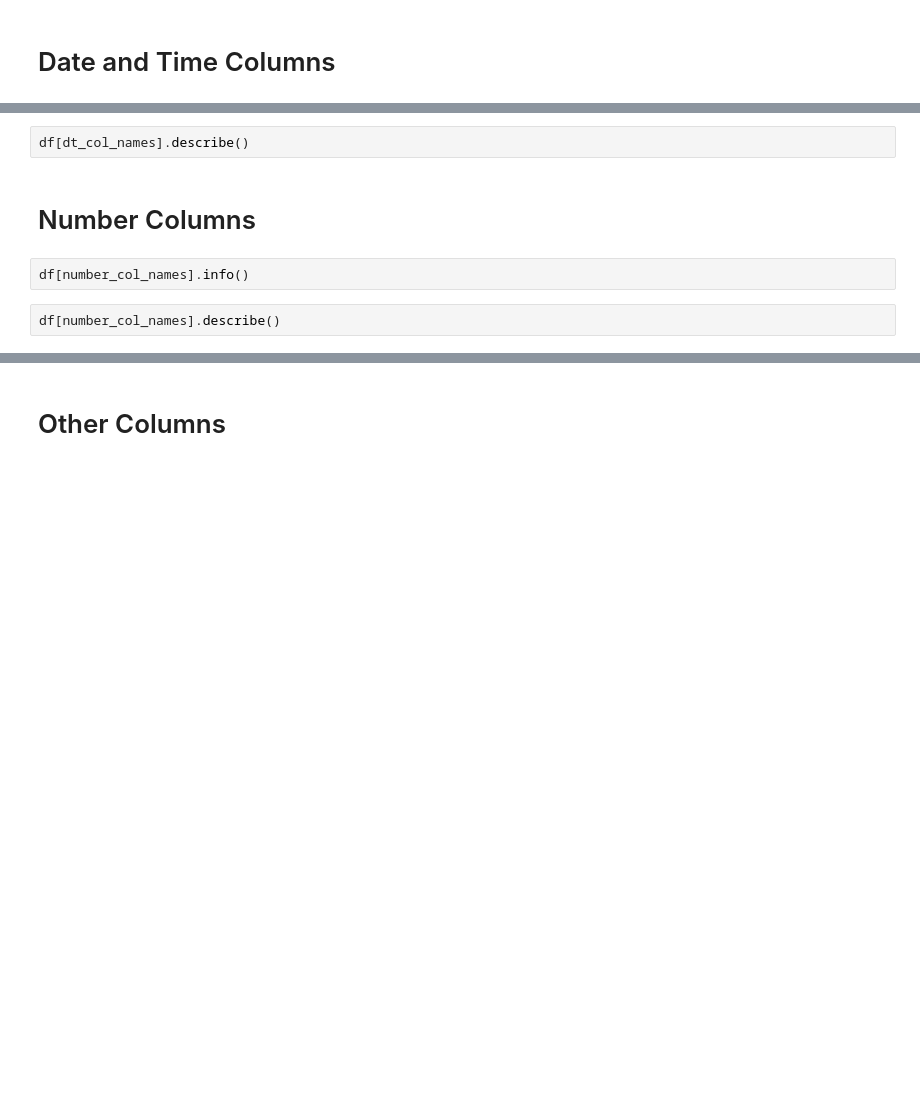
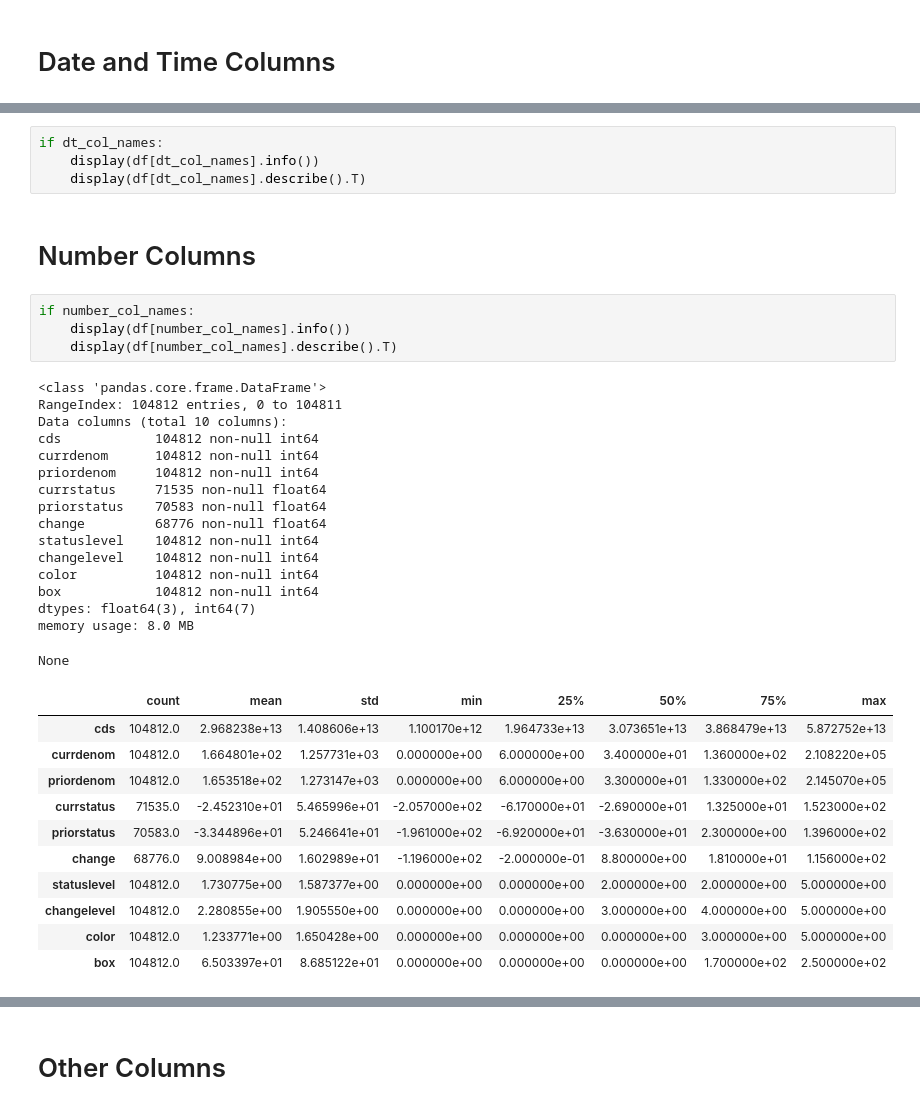
Before and after one commit to Metatab/notebook-templates, a Jupyter notebook: eda.ipynb, the cells around one changed output, grey strips where cells are left out. Drawn from its saved outputs; the diff is of its cells as text; blank space fills up the shorter version.

```diff
--- a/eda.ipynb
+++ b/eda.ipynb
@@ -81,11 +95,41 @@ df[dt_col_names].info()
-# %%
-df[dt_col_names].describe()
+# %%
+if dt_col_names:
+    display(df[dt_col_names].info())
+    display(df[dt_col_names].describe().T)
 # %% [markdown]
 # Number Columns
-# %%
-df[number_col_names].info()
-# %%
-df[number_col_names].describe()
+# %%
+if number_col_names:
+    display(df[number_col_names].info())
+    display(df[number_col_names].describe().T)
+# %% [output]
+<class 'pandas.core.frame.DataFrame'>
+RangeIndex: 104812 entries, 0 to 104811
+Data columns (total 10 columns):
+cds            104812 non-null int64
+currdenom      104812 non-null int64
+priordenom     104812 non-null int64
+currstatus     71535 non-null float64
+priorstatus    70583 non-null float64
+change         68776 non-null float64
+statuslevel    104812 non-null int64
+changelevel    104812 non-null int64
+color          104812 non-null int64
+box            104812 non-null int64
+dtypes: float64(3), int64(7)
+memory usage: 8.0 MB
+None
+|  | count | mean | std | min | 25% | 50% | 75% | max |
+| cds | 104812.0 | 2.968238e+13 | 1.408606e+13 | 1.100170e+12 | 1.964733e+13 | 3.073651e+13 | 3.868479e+13 | 5.872752e+13 |
+| currdenom | 104812.0 | 1.664801e+02 | 1.257731e+03 | 0.000000e+00 | 6.000000e+00 | 3.400000e+01 | 1.360000e+02 | 2.108220e+05 |
+| priordenom | 104812.0 | 1.653518e+02 | 1.273147e+03 | 0.000000e+00 | 6.000000e+00 | 3.300000e+01 | 1.330000e+02 | 2.145070e+05 |
+| currstatus | 71535.0 | -2.452310e+01 | 5.465996e+01 | -2.057000e+02 | -6.170000e+01 | -2.690000e+01 | 1.325000e+01 | 1.523000e+02 |
+| priorstatus | 70583.0 | -3.344896e+01 | 5.246641e+01 | -1.961000e+02 | -6.920000e+01 | -3.630000e+01 | 2.300000e+00 | 1.396000e+02 |
+| change | 68776.0 | 9.008984e+00 | 1.602989e+01 | -1.196000e+02 | -2.000000e-01 | 8.800000e+00 | 1.810000e+01 | 1.156000e+02 |
+| statuslevel | 104812.0 | 1.730775e+00 | 1.587377e+00 | 0.000000e+00 | 0.000000e+00 | 2.000000e+00 | 2.000000e+00 | 5.000000e+00 |
+| changelevel | 104812.0 | 2.280855e+00 | 1.905550e+00 | 0.000000e+00 | 0.000000e+00 | 3.000000e+00 | 4.000000e+00 | 5.000000e+00 |
+| color | 104812.0 | 1.233771e+00 | 1.650428e+00 | 0.000000e+00 | 0.000000e+00 | 0.000000e+00 | 3.000000e+00 | 5.000000e+00 |
+| box | 104812.0 | 6.503397e+01 | 8.685122e+01 | 0.000000e+00 | 0.000000e+00 | 0.000000e+00 | 1.700000e+02 | 2.500000e+02 |
 # %%
 def plot_histograms(df):
 
```
Also changed, not shown: parts of 11 cells of this notebook.
